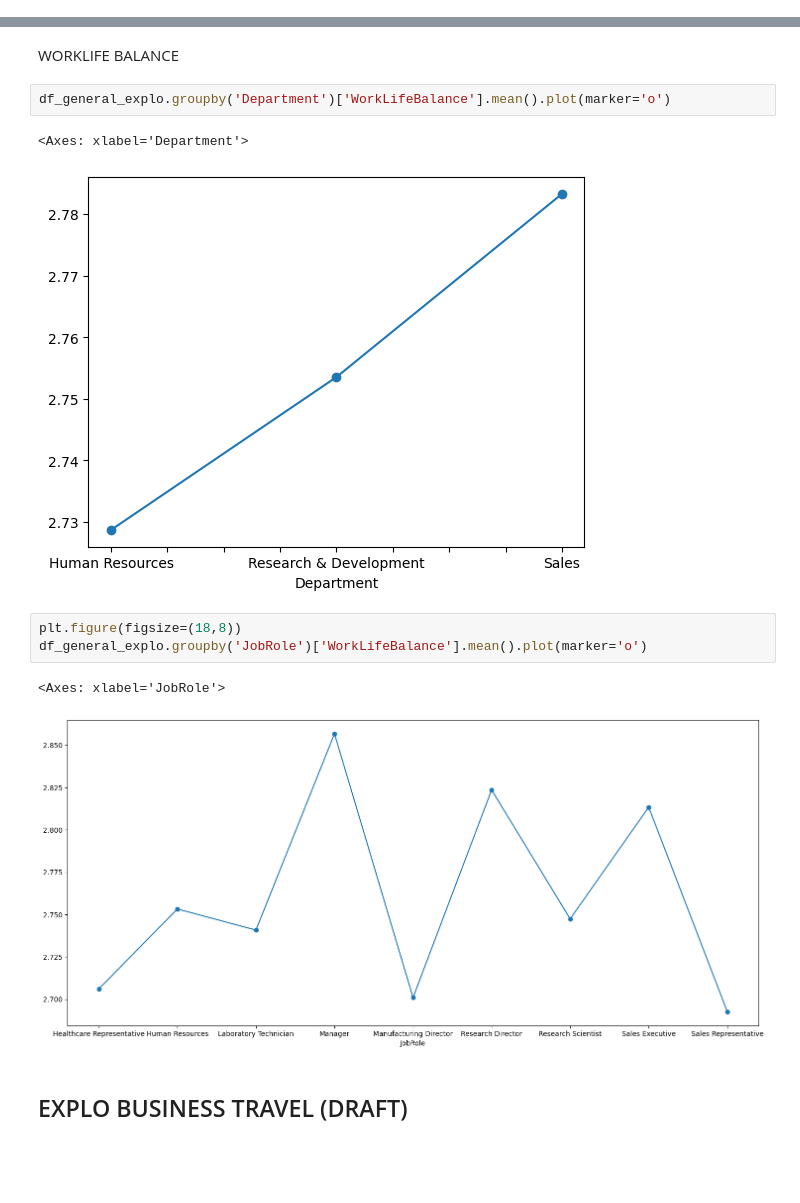
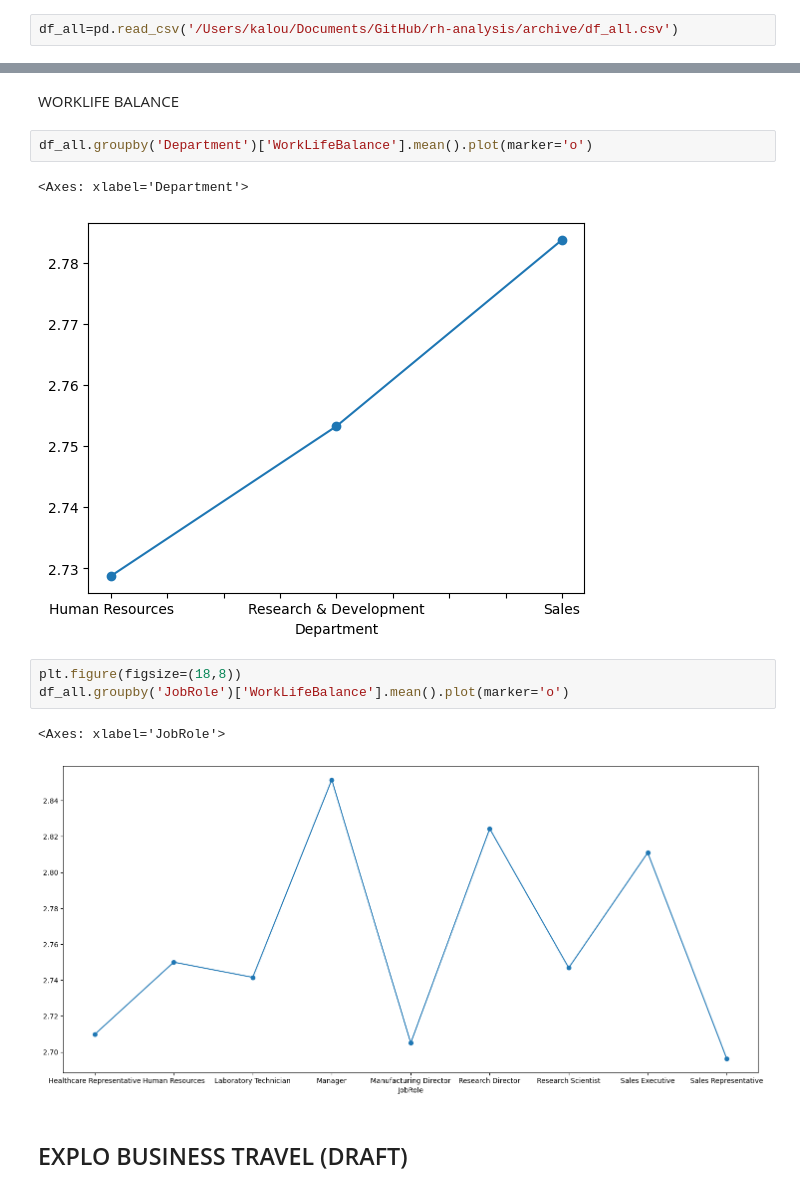
Before and after one commit to Veyesd/rh-analysis, a Jupyter notebook: rh_analysis2.ipynb, the cells around one changed output, grey strips where cells are left out. Drawn from its saved outputs; the diff is of its cells as text; blank space fills up the shorter version.

```diff
--- a/rh_analysis2.ipynb
+++ b/rh_analysis2.ipynb
@@ -110,6 +110,8 @@ df_general_final.dropna(subset=['EnvironmentSatisfaction','JobSatisfaction' ,'Wo
 df_general_survey_clean=df_general_final.dropna(subset=['EnvironmentSatisfaction','JobSatisfaction' ,'WorkLifeBalance'])
 # %%
 df_general_explo = df_general_survey_clean.drop(columns=['Gender', 'Over18', 'EmployeeCount', 'StandardHours'])
+# %%
+df_all=pd.read_csv('/Users/kalou/Documents/GitHub/rh-analysis/archive/df_all.csv')
 # %%
 def Apercentage(df,column_names):
     results = {}
@@ -476,16 +536,16 @@ df_general_explo.groupby('Department')['JobSatisfaction'].mean().plot()
 # %% [markdown]
 WORKLIFE BALANCE
 # %%
-df_general_explo.groupby('Department')['WorkLifeBalance'].mean().plot(marker='o')
+df_all.groupby('Department')['WorkLifeBalance'].mean().plot(marker='o')
 # %% [output]
 <Axes: xlabel='Department'>
-[figure, old version]
+[figure, new version]
 # %%
 plt.figure(figsize=(18,8))
-df_general_explo.groupby('JobRole')['WorkLifeBalance'].mean().plot(marker='o')
+df_all.groupby('JobRole')['WorkLifeBalance'].mean().plot(marker='o')
 # %% [output]
 <Axes: xlabel='JobRole'>
-[figure, old version]
+[figure, new version]
 # %% [markdown]
 EXPLO BUSINESS TRAVEL (DRAFT)
 ---
```
Also changed, not shown: parts of 34 cells of this notebook.
